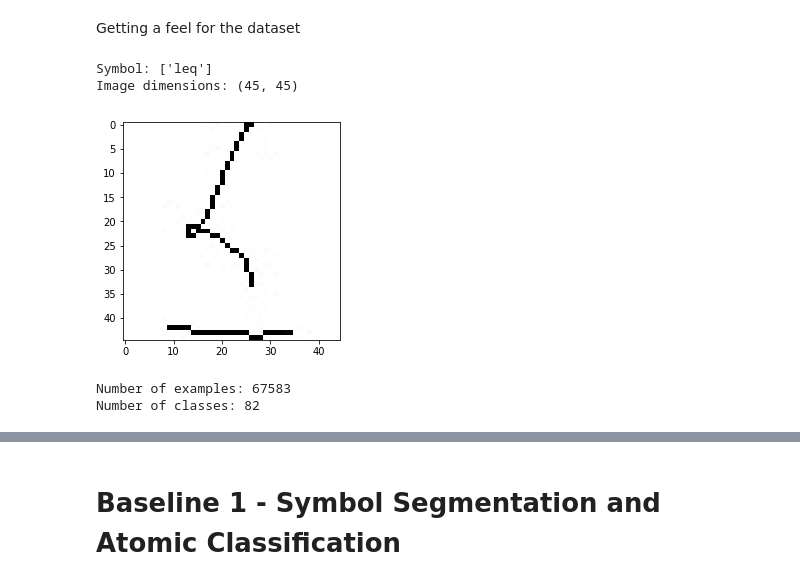
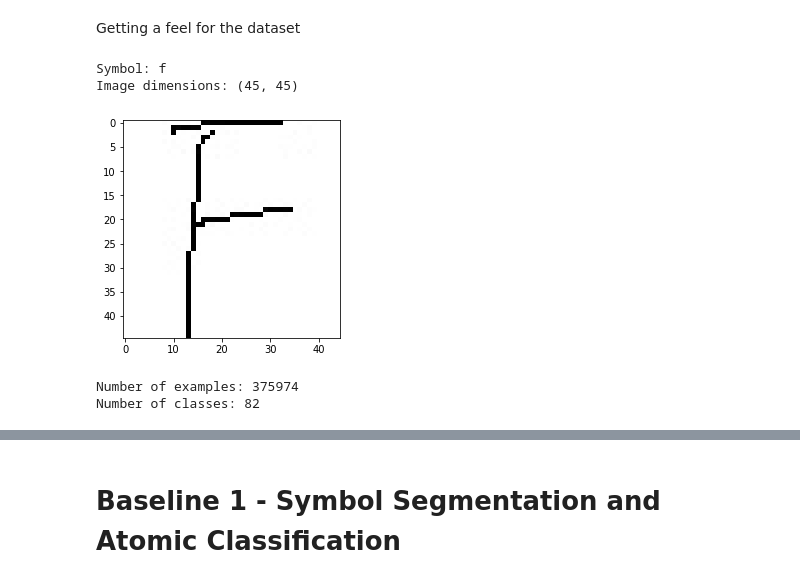
Before and after one commit to SwayamParida/handwritten-math-exp-recognition, a Jupyter notebook: Project.ipynb, the cells around one changed output, grey strips where cells are left out. Drawn from its saved outputs; the diff is of its cells as text; code cells hidden in the pictures.

```diff
--- a/Project.ipynb
+++ b/Project.ipynb
@@ -74,21 +31,23 @@ symbol_dataset = AtomicSymbolDataset(ATOMIC_SYMBOL_DATASET_DIR, 1000)
+# %%
+ATOMIC_SYMBOL_DATASET_DIR = '/content/extracted_images'
+# %%
+symbol_dataset = datasets.ImageFolder(ATOMIC_SYMBOL_DATASET_DIR, transform=transforms.ToTensor())
 # %% [markdown]
 Getting a feel for the dataset
 # %%
 random_index = np.random.choice(len(symbol_dataset))
 sample_img, sample_img_label = symbol_dataset[random_index]
-sample_img_label = symbol_dataset.label_encoder.inverse_transform(sample_img_label)
+sample_img_label = symbol_dataset.classes[sample_img_label]
 _ = plt.imshow(sample_img, cmap='Greys_r')
 print(f'Symbol: {sample_img_label}')
 print(f'Image dimensions: {sample_img.size}')
 # %% [output]
-Symbol: ['leq']
+Symbol: f
 Image dimensions: (45, 45)
-[figure, old version]
+[figure, new version]
 # %%
 print(f'Number of examples: {len(symbol_dataset)}')
-# print(f'Number of training examples: {X_train.shape[0]}')
-# print(f'Number of testing examples: {X_test.shape[0]}')
-print(f'Number of classes: {symbol_dataset.num_classes}')
+print(f'Number of classes: {len(symbol_dataset.classes)}')
 # %% [output]
-Number of examples: 67583
+Number of examples: 375974
 Number of classes: 82
```
Also changed, not shown: parts of 20 cells of this notebook.
